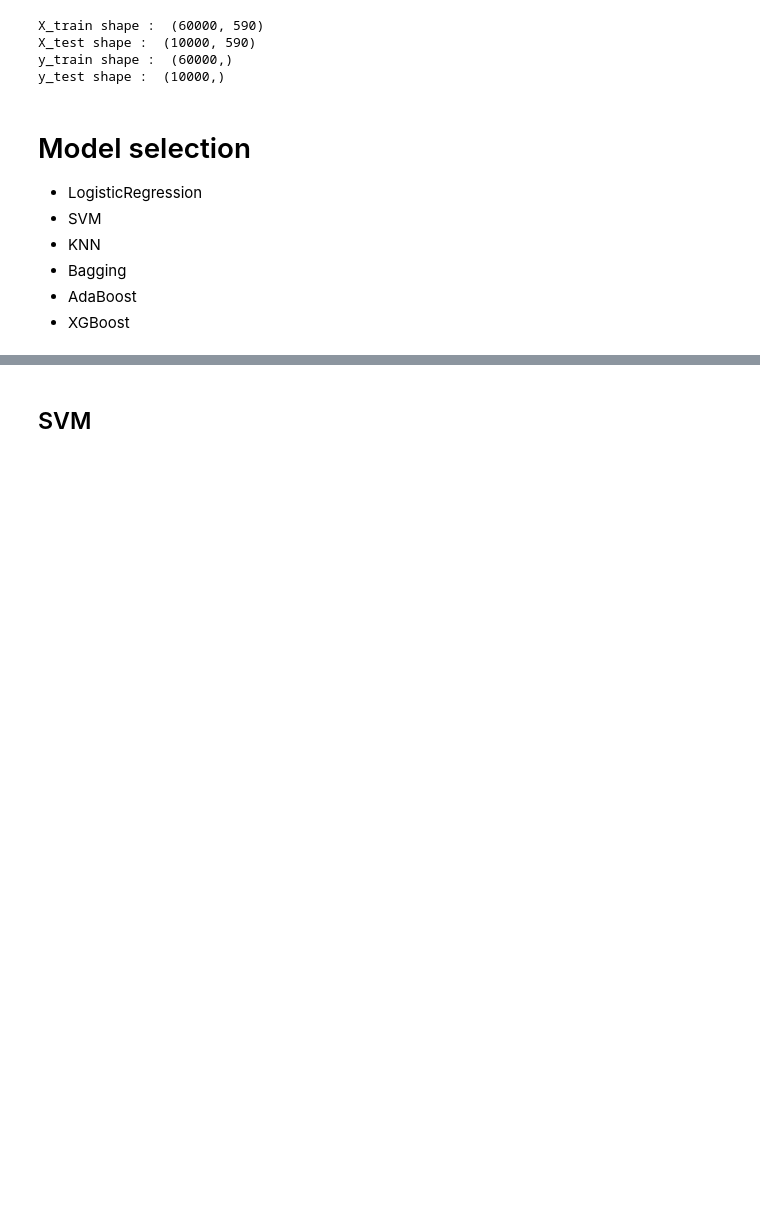
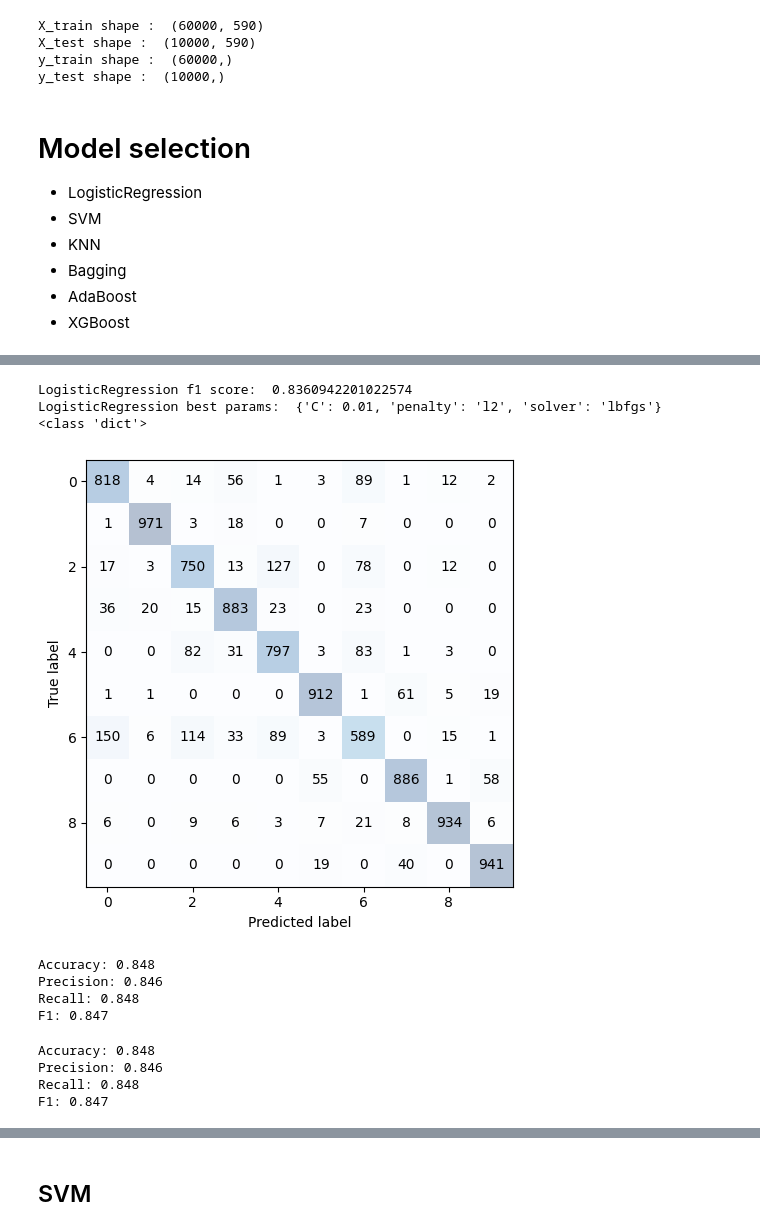
Before and after one commit to HovoVoskanyan/MLProjGroup3, a Jupyter notebook: MNIST_Project_ML.ipynb, the cells around one changed output, grey strips where cells are left out. Saved outputs shown, nothing was run; the diff lists cells and outputs as text; code cells hidden in the pictures; blank space fills up the shorter version.

```diff
--- a/MNIST_Project_ML.ipynb
+++ b/MNIST_Project_ML.ipynb
@@ -22,3 +30,3 @@ warnings.filterwarnings('ignore')
 # %%
-data_train_df= pd.read_csv("fashion-mnist_train.csv")
-data_test_df= pd.read_csv("fashion-mnist_test.csv")
+data_train_df= pd.read_csv("C:/Users/hovik.voskanyan/Desktop/Personal/University/Machine Learning/MLProjGroup3/fashion-mnist_train.csv")
+data_test_df= pd.read_csv("C:/Users/hovik.voskanyan/Desktop/Personal/University/Machine Learning/MLProjGroup3/fashion-mnist_test.csv")
@@ -259,23 +251,0 @@ y_test shape :  (10000,)
-# %%
-pipe_log_reg = make_pipeline(
-    StandardScaler(),
-    PCA(n_components=200),
-    LogisticRegression(random_state=1)
-)
-
-pipe_log_reg.fit(X_train, y_train)
-y_pred = pipe_log_reg.predict(X_test)
-confmat = confusion_matrix(y_true=y_test, y_pred=y_pred)
-
-fig, ax = plt.subplots(figsize=(5, 5))
-ax.matshow(confmat, cmap=plt.cm.Blues, alpha=0.3)
-for i in range(confmat.shape[0]):
-    for j in range(confmat.shape[1]):
-        ax.text(x=j, y=i, s=confmat[i, j], va='center', ha='center')
-ax.xaxis.set_ticks_position('bottom')
-
-plt.xlabel('Predicted label')
-plt.ylabel('True label')
-
-plt.tight_layout()
-plt.show()
@@ -362,0 +254,42 @@ plt.show()
+# %%
+processor = ModelProcessor.ModelProcessor(X_test,X_train,y_test,y_train,LogisticRegression())
+# %%
+
+scorer = make_scorer(f1_score, average='weighted')
+
+solver = ['lbfgs']
+penalty = ['l2']
+c = [0.01]
+
+param_grid = [{'solver': solver,
+               'penalty' : penalty,
+               'C' : c}]
+
+processor.PrintBestModelParams(scorer, param_grid)
+# %% [output]
+LogisticRegression f1 score:  0.8360942201022574
+LogisticRegression best params:  {'C': 0.01, 'penalty': 'l2', 'solver': 'lbfgs'}
+<class 'dict'>
+# %%
+pipe_log_reg = make_pipeline(
+    StandardScaler(),
+    PCA(n_components=200),
+    LogisticRegression(C=0.01,penalty='l2',solver='lbfgs')
+)
+
+processor.FitAndPredict(pipe_log_reg)
+
+processor.print_scores()
+# %% [output]
+[figure, added]
+Accuracy: 0.848
+Precision: 0.846
+Recall: 0.848
+F1: 0.847
+# %%
+processor.print_scores()
+# %% [output]
+Accuracy: 0.848
+Precision: 0.846
+Recall: 0.848
+F1: 0.847
```
Also changed, not shown: parts of 59 cells of this notebook, 3 other files.
